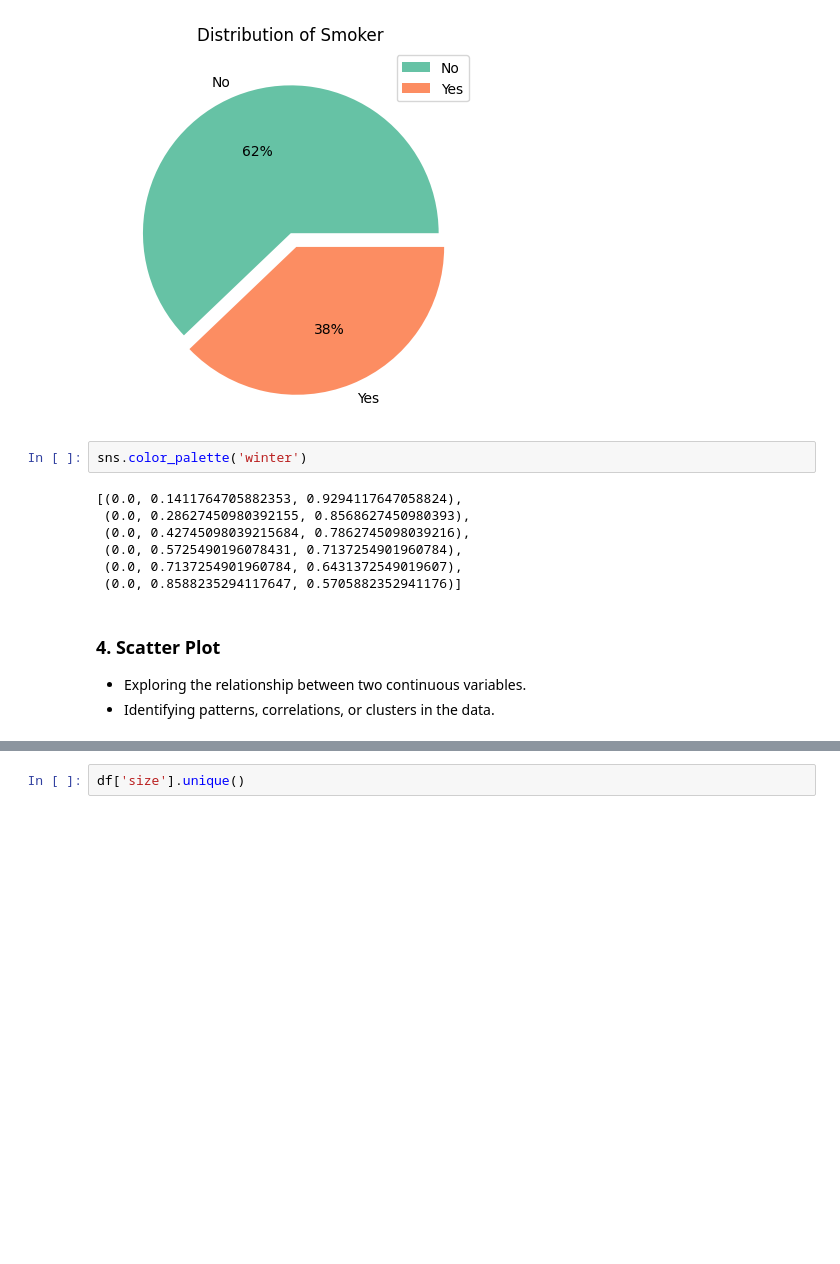
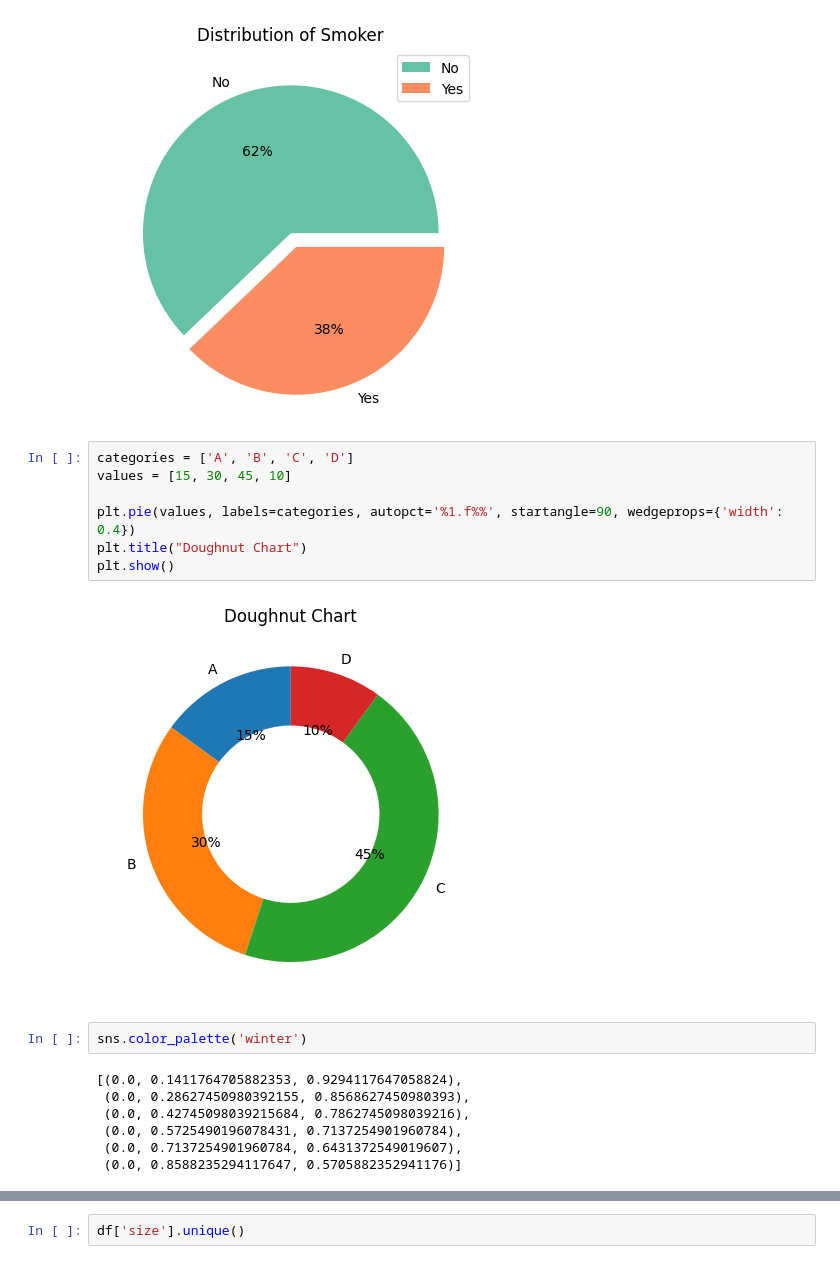
Before and after one commit to 1sumer/Python, a Jupyter notebook: Visualization/Seaborn.ipynb, the cells around one changed output, grey strips where cells are left out. Saved outputs shown, nothing was run; the diff lists cells and outputs as text; blank space fills up the shorter version.

```diff
--- a/Visualization/Seaborn.ipynb
+++ b/Visualization/Seaborn.ipynb
@@ -385,6 +391,15 @@ plt.title('Distribution of Smoker')
 plt.show()
 # %% [output]
 [figure]
+# %%
+categories = ['A', 'B', 'C', 'D']
+values = [15, 30, 45, 10]
+
+plt.pie(values, labels=categories, autopct='%1.f%%', startangle=90, wedgeprops={'width': 0.4})
+plt.title("Doughnut Chart")
+plt.show()
+# %% [output]
+[figure, added]
 # %%
 sns.color_palette('winter')
 # %% [output]
@@ -394,7 +409,3 @@ sns.color_palette('winter')
  (0.0, 0.5725490196078431, 0.7137254901960784),
  (0.0, 0.7137254901960784, 0.6431372549019607),
  (0.0, 0.8588235294117647, 0.5705882352941176)]
-# %% [markdown]
-### **4. Scatter Plot**
-- Exploring the relationship between two continuous variables.
-- Identifying patterns, correlations, or clusters in the data.
```
Also changed, not shown: parts of 27 cells of this notebook, 1 other file.
